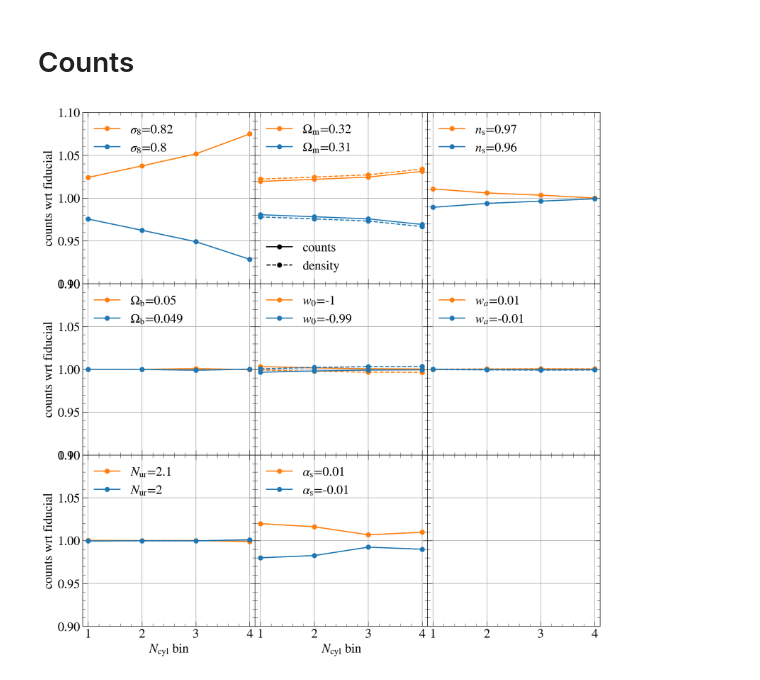
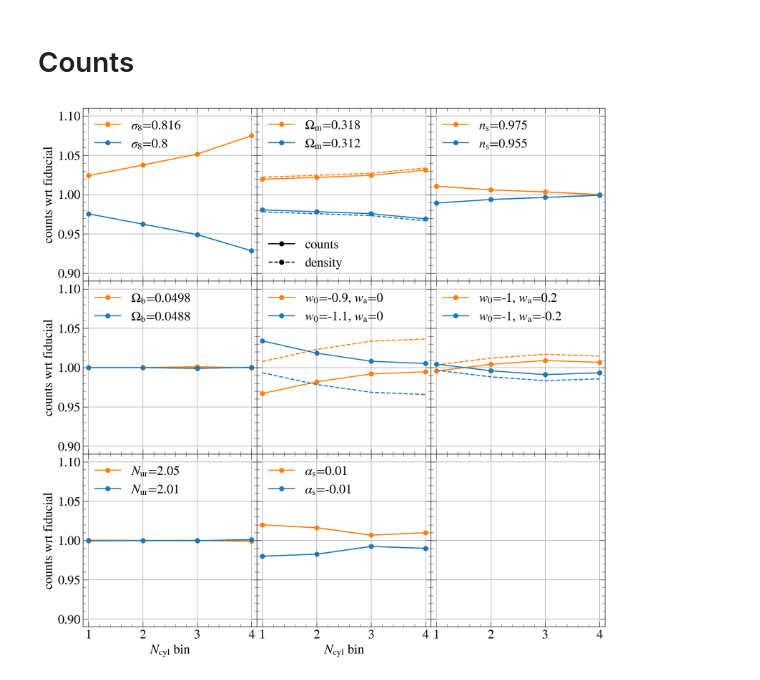
Before and after one commit to hywu/hod-selection-bias, a Jupyter notebook: repo/plots_for_paper/cosmo_sensitivities_from_emu.ipynb, the cells around one changed output. Cells and saved outputs as stored; diff of their text form; code cells hidden in the pictures.

```diff
--- a/repo/plots_for_paper/cosmo_sensitivities_from_emu.ipynb
+++ b/repo/plots_for_paper/cosmo_sensitivities_from_emu.ipynb
@@ -85,7 +82,7 @@ print((DS_pred-DS_test)/DS_pred)
 # %%
 key_list = ['sigma8', 'OmegaM', 'ns', 'OmegaB', 'w0', 'wa', 'Nur', 'alpha_s']
 key_list2 = [r'$\sigma_8$', r'$\Omega_{\rm m}$',
-r'$n_{\rm s}$', r'$\Omega_{\rm b}$', r'$w_0$', f'$w_a$',
+r'$n_{\rm s}$', r'$\Omega_{\rm b}$', r'$w_0$', r'$w_{\rm a}$',
 r'$N_{\rm ur}$', r'$\alpha_{\rm s}$']
 npara = len(key_list)
 nrp = 11
@@ -93,7 +90,7 @@ nrp = 11
 # Now, vary one parameter at a time!
 # lensing only
 # %%
-for ibin in range(4):
+for ibin in [0]: #range(4):
     fig, axes = plt.subplots(3, 3, sharex=True, sharey=True, figsize=(13, 13), gridspec_kw = {'wspace':0, 'hspace':0})
 
     plt.subplot(3,3,1) # add legend only to the first panel
@@ -118,10 +115,21 @@ for ibin in range(4):
                 pm = np.zeros(npara)
                 pm[ipara] = p_or_m
                 para_vary = para_fid * 1.
+                # if para_fid[ipara] != 0:
+                #     para_vary[ipara] = para_fid[ipara]*(1+0.01*p_or_m)
+                # else:
+                #     para_vary[ipara] = para_fid[ipara] + 0.01*p_or_m
                 if para_fid[ipara] != 0:
                     para_vary[ipara] = para_fid[ipara]*(1+0.01*p_or_m)
                 else:
                     para_vary[ipara] = para_fid[ipara] + 0.01*p_or_m
+
+                if key_list[ipara] in ['w0']: # 10% for wa
+                    para_vary[ipara] = para_fid[ipara] + 0.1*p_or_m
+
+                if key_list[ipara] in ['wa']: # 20% for wa
+                    para_vary[ipara] = para_fid[ipara] + 0.2*p_or_m
+
 
                 X_test = np.atleast_2d(para_vary)
                 DS_pred = pdv.pred_lensing(X_test)
@@ -140,7 +148,10 @@ for ibin in range(4):
                 key2 = key_list2[ipara]
 
                 # can't do satellite fraction yet...
-                label = f'{key_list2[ipara]}={para_vary[ipara]:.2g}'
+                label = f'{key_list2[ipara]}={para_vary[ipara]:.3g}'
+
+                if key_list[ipara] in ['w0', 'wa']:
+                    label = f'{key_list2[4]}={para_vary[4]:.3g}, {key_list2[5]}={para_vary[5]:.3g}'
 
                 line3, = plt.plot(rp_master_rad, DS_pred[ibin*nrp:(ibin+1)*nrp]/DS_fid[ibin*nrp:(ibin+1)*nrp], c=c, ls=ls,\
                          label=label)
@@ -201,42 +209,50 @@ for ipara in range(npara):
         else:
             para_vary[ipara] = para_fid[ipara] + 0.01*p_or_m
 
+        if key_list[ipara] in ['w0']: # 10% for wa
+            para_vary[ipara] = para_fid[ipara] + 0.1*p_or_m
+
+        if key_list[ipara] in ['wa']: # 20% for wa
+            para_vary[ipara] = para_fid[ipara] + 0.2*p_or_m
+
+
+
         X_test = np.atleast_2d(para_vary)
         abun_pred = pdv.pred_abundance(X_test)
-        # if p_or_m == 1:
-        #     c = 'red'
-        # if p_or_m == -1:
-        #     c = 'blue'
+
         if p_or_m == 1:
             c = 'C1' # orange
         if p_or_m == -1:
             c = 'C0' # blue
 
         ##### volume #####
         Om0 = para_vary[1]
         Ode0 = 1-Om0
         w0 = para_vary[4]
         wa = para_vary[5]
         cosmo = w0waCDM(H0=100, Om0=Om0, Ode0=Ode0, w0=w0, wa=wa)
         volume = cosmo.comoving_volume(zmax) - cosmo.comoving_volume(zmin)
         den_pred = abun_pred / volume
 
+        label = f'{key_list2[ipara]}={para_vary[ipara]:.3g}'
+        if key_list[ipara] in ['w0', 'wa']:
+            label = f'{key_list2[4]}={para_vary[4]:.3g}, {key_list2[5]}={para_vary[5]:.3g}'
 
-        label = f'{key_list2[ipara]}={para_vary[ipara]:.2g}'
+
         line3, = plt.plot(np.arange(1,5), abun_pred/abun_fid, 'o-', c=c,
                  label=label)
         legend_handles.append(line3)
-        plt.plot(np.arange(1,5), den_pred/den_fid, 'o--', c=c)
+        plt.plot(np.arange(1,5), den_pred/den_fid, '--', c=c)
         #plt.legend(loc=2, frameon=False)
         plt.legend(handles=legend_handles, loc=2, frameon=False)
 
     if ipara > 5:
         plt.xlabel(r'$N_{\rm cyl}$ bin')
     if ipara % 3 == 0:
         plt.ylabel(r'counts wrt fiducial')
     plt.xlim(0.9, 4.1)
-    plt.ylim(0.9, 1.1)
+    plt.ylim(0.89, 1.11)
 
 plt.savefig('../../plots/for_paper/sensitivities_cosmo_counts.pdf')
 # %% [output]
-[figure, old version]
+[figure, new version]
```
Also changed, not shown: parts of 3 cells of this notebook, 8 other files.
